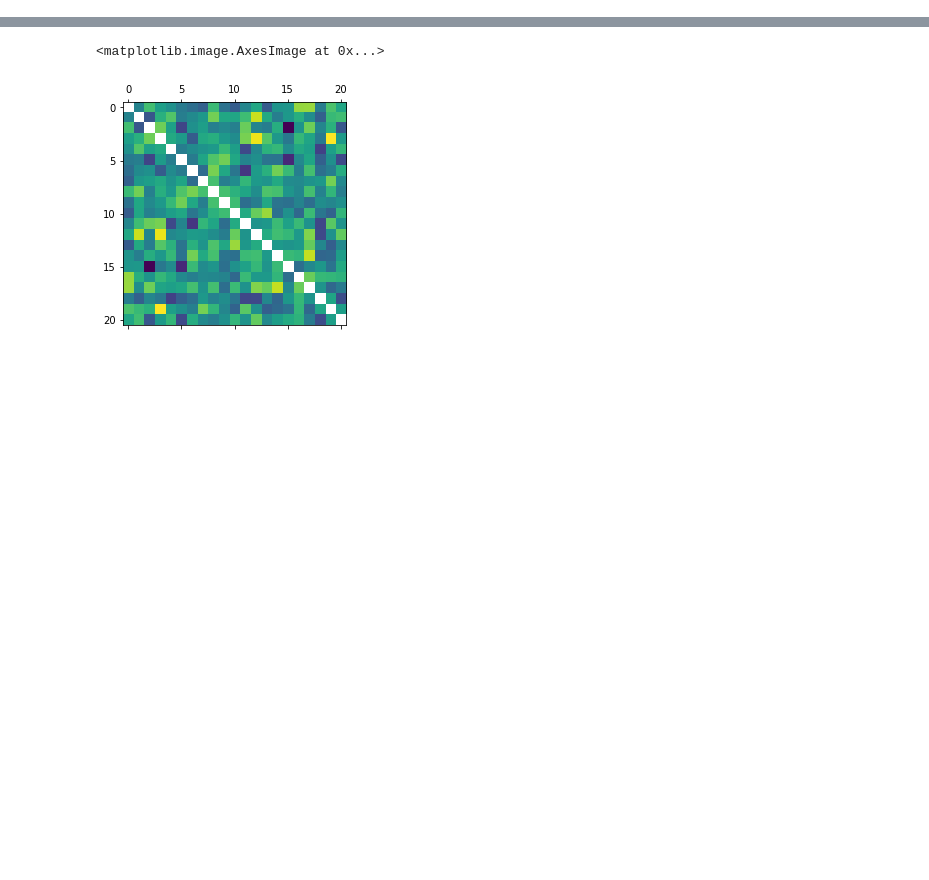
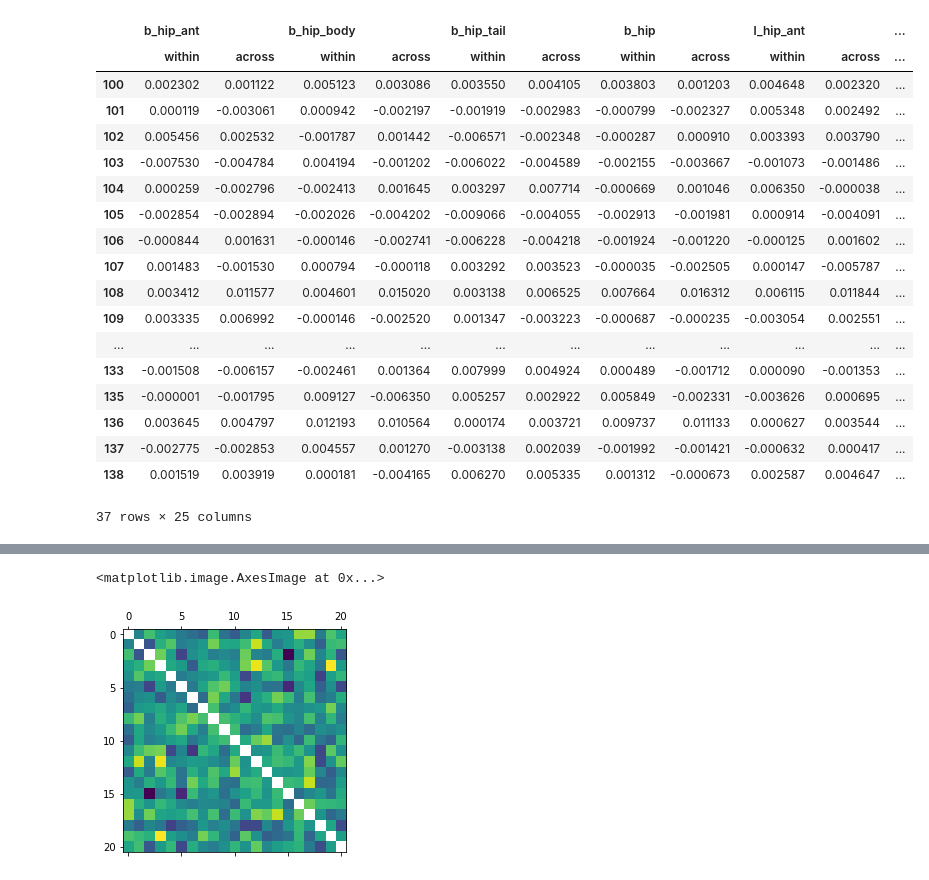
Before and after one commit to prestonlab/tesser_successor, a Jupyter notebook: jupyter/RSA_comparisons.ipynb, the cells around one changed output, grey strips where cells are left out. Cells and saved outputs as stored; diff of their text form; code cells hidden in the pictures; blank space fills up the shorter version.

```diff
--- a/jupyter/RSA_comparisons.ipynb
+++ b/jupyter/RSA_comparisons.ipynb
@@ -8,0 +11,3 @@ from tesser import rsa
+# %%
+# read in data
+lsmeans_dir = '/Users/athulapudhiyidath/Dropbox/Experiments/tesser_successor/Data/scrambled_betas/averaged/'
@@ -8,0 +31,23 @@ from tesser import rsa
+# %%
+lsmeans_subj_within_across = pd.read_csv((os.path.join(lsmeans_dir + 'LSMeans_scrambled_roi_WithinAcross_Subject.csv')), sep=',', header=[0,1], index_col=0)
+lsmeans_subj_within_across
+# %% [output]
+|  | b_hip_ant |  | b_hip_body |  | b_hip_tail |  | b_hip |  | l_hip_ant |  | ... |
+|  | within | across | within | across | within | across | within | across | within | across | ... |
+| 100 | 0.002302 | 0.001122 | 0.005123 | 0.003086 | 0.003550 | 0.004105 | 0.003803 | 0.001203 | 0.004648 | 0.002320 | ... |
+| 101 | 0.000119 | -0.003061 | 0.000942 | -0.002197 | -0.001919 | -0.002983 | -0.000799 | -0.002327 | 0.005348 | 0.002492 | ... |
+| 102 | 0.005456 | 0.002532 | -0.001787 | 0.001442 | -0.006571 | -0.002348 | -0.000287 | 0.000910 | 0.003393 | 0.003790 | ... |
+| 103 | -0.007530 | -0.004784 | 0.004194 | -0.001202 | -0.006022 | -0.004589 | -0.002155 | -0.003667 | -0.001073 | -0.001486 | ... |
+| 104 | 0.000259 | -0.002796 | -0.002413 | 0.001645 | 0.003297 | 0.007714 | -0.000669 | 0.001046 | 0.006350 | -0.000038 | ... |
+| 105 | -0.002854 | -0.002894 | -0.002026 | -0.004202 | -0.009066 | -0.004055 | -0.002913 | -0.001981 | 0.000914 | -0.004091 | ... |
+| 106 | -0.000844 | 0.001631 | -0.000146 | -0.002741 | -0.006228 | -0.004218 | -0.001924 | -0.001220 | -0.000125 | 0.001602 | ... |
+| 107 | 0.001483 | -0.001530 | 0.000794 | -0.000118 | 0.003292 | 0.003523 | -0.000035 | -0.002505 | 0.000147 | -0.005787 | ... |
+| 108 | 0.003412 | 0.011577 | 0.004601 | 0.015020 | 0.003138 | 0.006525 | 0.007664 | 0.016312 | 0.006115 | 0.011844 | ... |
+| 109 | 0.003335 | 0.006992 | -0.000146 | -0.002520 | 0.001347 | -0.003223 | -0.000687 | -0.000235 | -0.003054 | 0.002551 | ... |
+| ... | ... | ... | ... | ... | ... | ... | ... | ... | ... | ... | ... |
+| 133 | -0.001508 | -0.006157 | -0.002461 | 0.001364 | 0.007999 | 0.004924 | 0.000489 | -0.001712 | 0.000090 | -0.001353 | ... |
+| 135 | -0.000001 | -0.001795 | 0.009127 | -0.006350 | 0.005257 | 0.002922 | 0.005849 | -0.002331 | -0.003626 | 0.000695 | ... |
+| 136 | 0.003645 | 0.004797 | 0.012193 | 0.010564 | 0.000174 | 0.003721 | 0.009737 | 0.011133 | 0.000627 | 0.003544 | ... |
+| 137 | -0.002775 | -0.002853 | 0.004557 | 0.001270 | -0.003138 | 0.002039 | -0.001992 | -0.001421 | -0.000632 | 0.000417 | ... |
+| 138 | 0.001519 | 0.003919 | 0.000181 | -0.004165 | 0.006270 | 0.005335 | 0.001312 | -0.000673 | 0.002587 | 0.004647 | ... |
+37 rows × 25 columns
```
Also changed, not shown: parts of 10 cells of this notebook, 4 other files.
